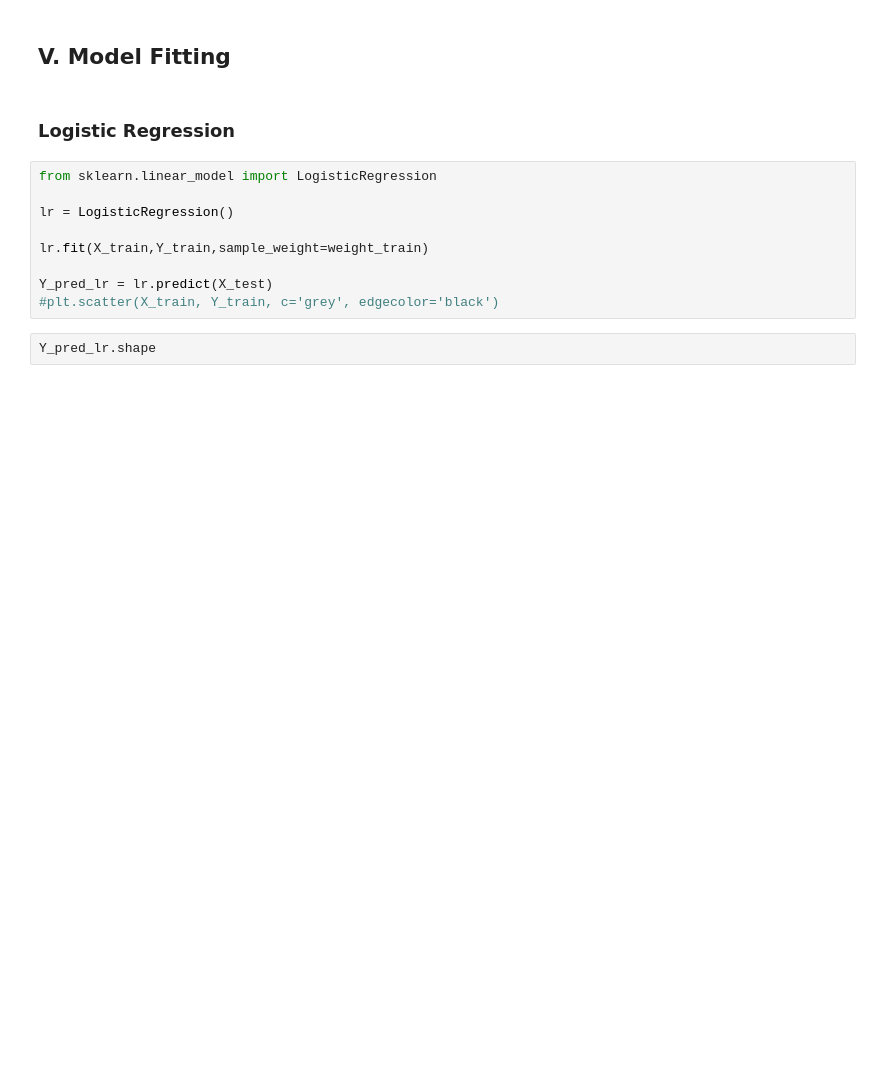
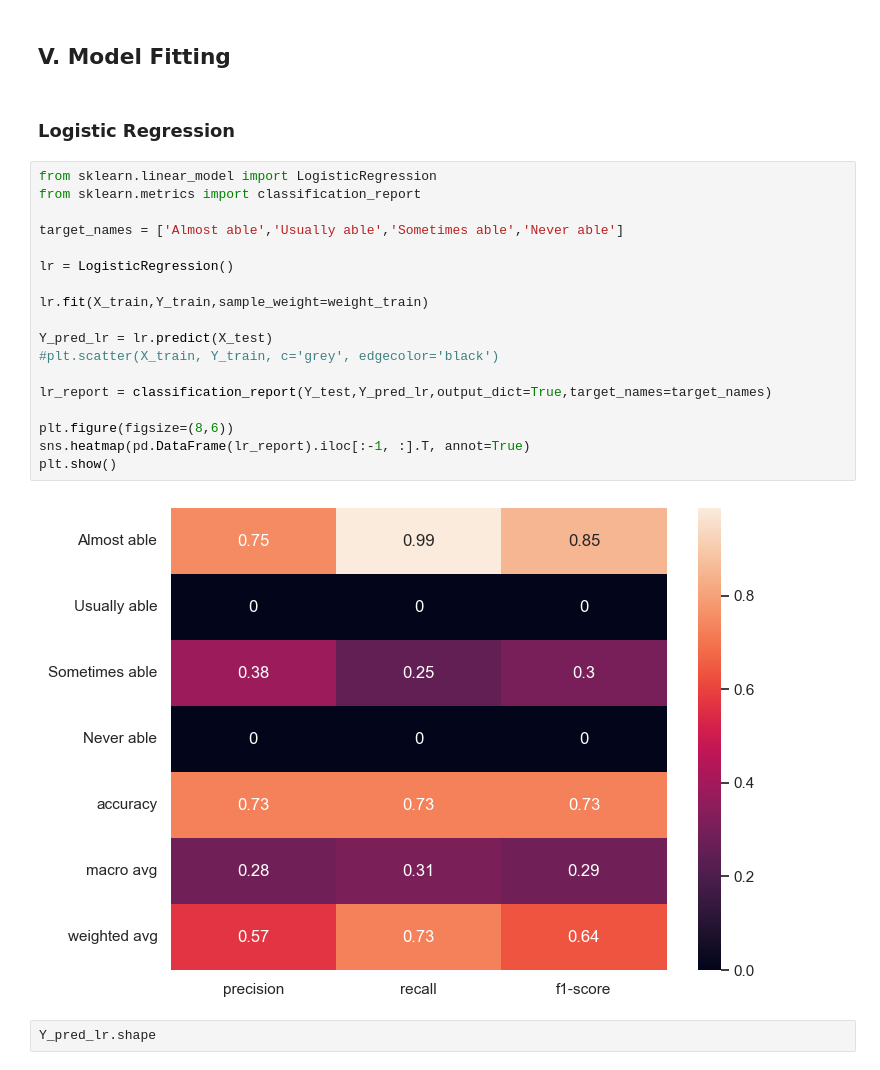
Before and after one commit to FuminoonimuF/nhanes, a Jupyter notebook: Analysis about ED.ipynb, the cells around one changed output. Drawn from its saved outputs; the diff is of its cells as text; blank space fills up the shorter version.

```diff
--- a/Analysis about ED.ipynb
+++ b/Analysis about ED.ipynb
@@ -120,13 +120,24 @@ print(X_train.shape, X_test.shape, Y_train.shape, Y_test.shape,weight_train.shap
 ### Logistic Regression
 # %%
 from sklearn.linear_model import LogisticRegression
+from sklearn.metrics import classification_report
+
+target_names = ['Almost able','Usually able','Sometimes able','Never able']
 
 lr = LogisticRegression()
 
 lr.fit(X_train,Y_train,sample_weight=weight_train)
 
 Y_pred_lr = lr.predict(X_test)
 #plt.scatter(X_train, Y_train, c='grey', edgecolor='black')
+
+lr_report = classification_report(Y_test,Y_pred_lr,output_dict=True,target_names=target_names)
+
+plt.figure(figsize=(8,6))
+sns.heatmap(pd.DataFrame(lr_report).iloc[:-1, :].T, annot=True)
+plt.show()
+# %% [output]
+[figure, added]
 # %%
 Y_pred_lr.shape
 # %% [output]
```
Also changed, not shown: parts of 9 cells of this notebook, 18 other files.
